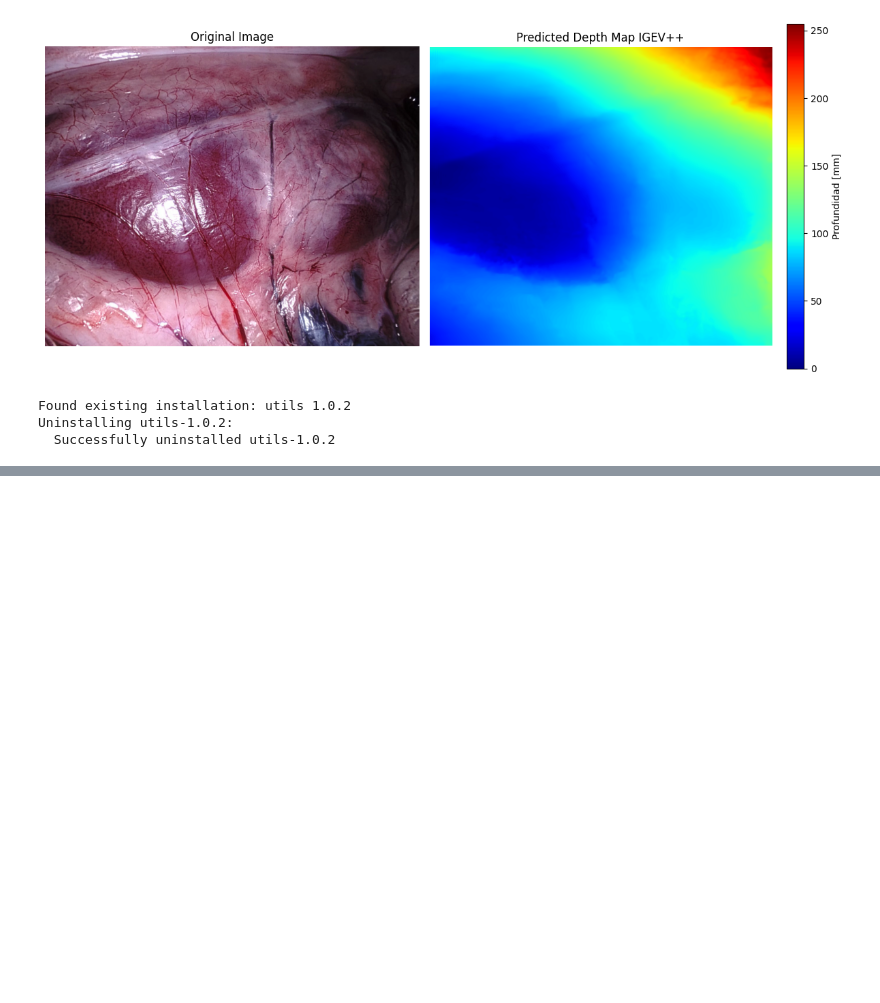
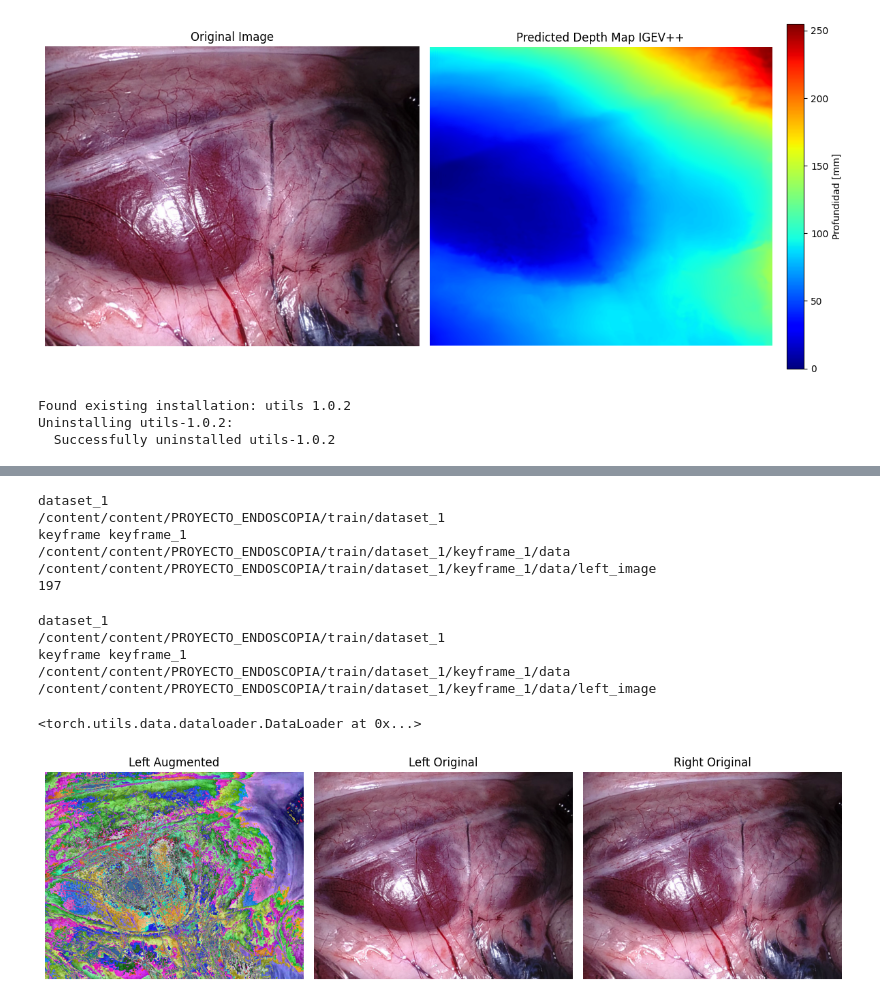
Before and after one commit to Gilberter/Hands-on-Computer-Vision, a Jupyter notebook: sesiones/Proyecto/DepthScaredDataset.ipynb, the cells around one changed output, grey strips where cells are left out. Cells and saved outputs as stored; diff of their text form; code cells hidden in the pictures; blank space fills up the shorter version.

Commit message:
DATALOADER OF SCARED DATASET

```diff
--- a/sesiones/Proyecto/DepthScaredDataset.ipynb
+++ b/sesiones/Proyecto/DepthScaredDataset.ipynb
@@ -346,0 +547,68 @@ def get_dataloader(args, train=True, distributed=False, rank=0, world_size=1):
+# %%
+# An example with non rectified images
+
+root_path = '/content/content/PROYECTO_ENDOSCOPIA/train'
+
+left_img, right_img = get_scared_file_pairs(root_path)
+
+print(len(left_img))
+# %% [output]
+dataset_1
+/content/content/PROYECTO_ENDOSCOPIA/train/dataset_1
+keyframe keyframe_1
+/content/content/PROYECTO_ENDOSCOPIA/train/dataset_1/keyframe_1/data
+/content/content/PROYECTO_ENDOSCOPIA/train/dataset_1/keyframe_1/data/left_image
+197
+# %%
+class Args:
+    data_path = '/content/content/PROYECTO_ENDOSCOPIA/train/'
+    batch_size = 10
+    shuffle = True
+    num_workers = 0
+
+args = Args()
+dataloader, dataset_size = get_scared_dataloader(args, train=True)
+# %% [output]
+dataset_1
+/content/content/PROYECTO_ENDOSCOPIA/train/dataset_1
+keyframe keyframe_1
+/content/content/PROYECTO_ENDOSCOPIA/train/dataset_1/keyframe_1/data
+/content/content/PROYECTO_ENDOSCOPIA/train/dataset_1/keyframe_1/data/left_image
+# %%
+dataloader
+# %% [output]
+<torch.utils.data.dataloader.DataLoader at 0x...>
+# %%
+import matplotlib.pyplot as plt
+import torchvision.transforms.functional as F
+
+data_batch = next(iter(dataloader))
+left_aug, left_tensor, right_tensor = data_batch  # Each is a tensor of shape [B, C, H, W]
+
+# Pick the first sample in the batch
+idx = 0
+left_aug_img = F.to_pil_image(left_aug[idx].cpu())
+left_orig_img = F.to_pil_image(left_tensor[idx].cpu())
+right_orig_img = F.to_pil_image(right_tensor[idx].cpu())
+
+# Plot the images
+plt.figure(figsize=(12, 4))
+plt.subplot(1, 3, 1)
+plt.imshow(left_aug_img)
+plt.title('Left Augmented')
+plt.axis('off')
+
+plt.subplot(1, 3, 2)
+plt.imshow(left_orig_img)
+plt.title('Left Original')
+plt.axis('off')
+
+plt.subplot(1, 3, 3)
+plt.imshow(right_orig_img)
+plt.title('Right Original')
+plt.axis('off')
+
+plt.tight_layout()
+plt.show()
+# %% [output]
+[figure, added]
```
Also changed, not shown: parts of 8 cells of this notebook.
